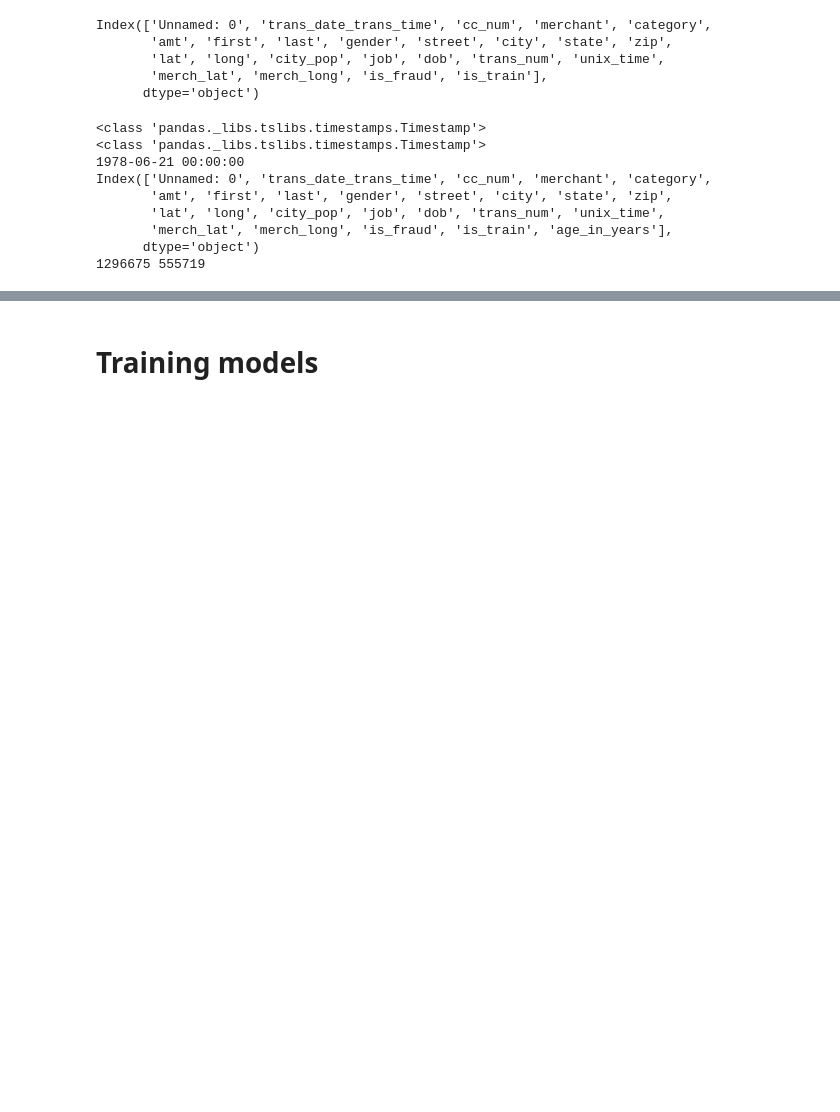
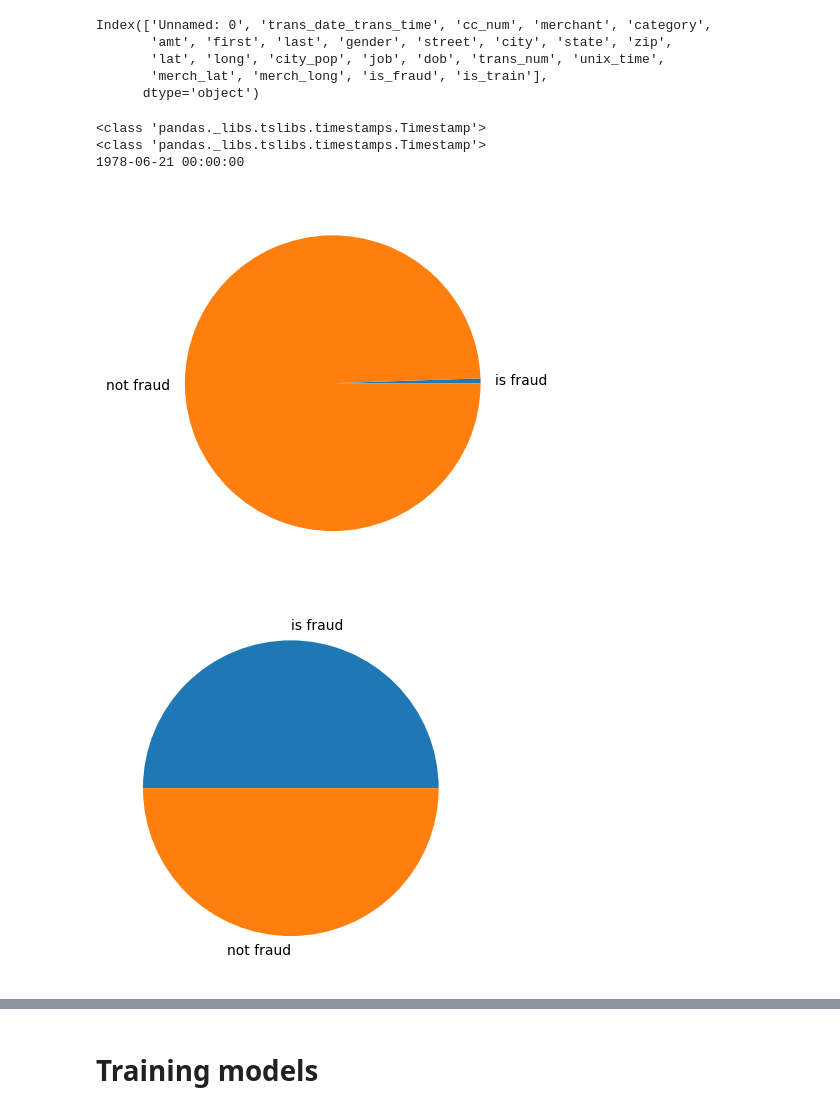
Before and after one commit to maarekarmenoras/IDS-project, a Jupyter notebook: project_file.ipynb, the cells around one changed output, grey strips where cells are left out. Cells and saved outputs as stored; diff of their text form; code cells hidden in the pictures; blank space fills up the shorter version.

```diff
--- a/project_file.ipynb
+++ b/project_file.ipynb
@@ -69,6 +70,15 @@ def oversampling(df, column_name):
     X_resampled, y_resampled = oversampler.fit_resample(X, y)
     resampled_df = pd.concat([pd.DataFrame(X_resampled, columns=X.columns), pd.Series(y_resampled, name=column_name)], axis=1)
     return resampled_df
+
+def undersampling(df, column_name):
+    undersampler = RandomUnderSampler(sampling_strategy=0.1, random_state=0)
+    X = df.drop(columns=[column_name])
+    y = df[column_name]
+
+    X_undersampled, y_undersampled = undersampler.fit_resample(X, y)
+    undersampled_df = pd.concat([pd.DataFrame(X_undersampled, columns=X.columns), pd.Series(y_undersampled, name=column_name)], axis=1)
+    return undersampled_df
 # %%
 def calculateAgeWithDateOfBirth(df,column_name):
     #df[column_name]= df[column_name].strftime(df[column_name],'%Y-%m-%d').date()
@@ -167,11 +177,6 @@ Index(['Unnamed: 0', 'trans_date_trans_time', 'cc_num', 'merchant', 'category',
 
 data = calculateAgeWithDateOfBirth(data,'dob')
 data = makeGenderBinary(data, 'gender')
-print(data.columns)
-## if you want to over sample then don't uncomment these lines, the oversampler can not handle so many col
-#data = pd.get_dummies(data, columns=['job'])
-#data = encode_onehot(data,'category')
-#data = splitDateAndTime(data,'trans_date_trans_time')
 data = categorise_jobs(data,'job')
 
 data = data.drop(columns=['Unnamed: 0','first','last','dob','city','street','state','trans_date_trans_time','trans_num','merchant','cc_num'])
@@ -179,37 +184,74 @@ data = data.drop(columns=['Unnamed: 0','first','last','dob','city','street','sta
 
 ## Splitting the data back to train and test after feature engineering and cleanup
 train_cleaned = data[data['is_train']==1].drop(columns=['is_train'])
 test_cleaned = data[data['is_train']==0].drop(columns=['is_train'])
 
-print(len(train_cleaned), len(test_cleaned))
 
 oversampled_train_labels =train_cleaned['is_fraud']
 oversampled_train_data = train_cleaned.drop(columns=['is_fraud'])
 X_train, X_test, y_train, y_test = train_test_split(oversampled_train_data,oversampled_train_labels,test_size=0.3,train_size=0.7,random_state=5)
 
 X_train['is_fraud'] = y_train
 
 
 ### Oversampling the data
 oversampled_train = oversampling(X_train,'is_fraud')
 oversampled_train['is_fraud'].value_counts()
 # Onehotting cateogries
 oversampled_train = encode_onehot(oversampled_train,'category')
 oversampled_train = encode_onehot(oversampled_train,'job')
 
 y_train = oversampled_train['is_fraud']
 X_train = oversampled_train.drop(columns=['is_fraud'])
 
 
 X_test = encode_onehot(X_test,'category')
 X_test = encode_onehot(X_test,'job')
+
+
+
+## Would undersampling be usefull aswell?
+
+undersampled_train = data[data['is_train']==1].drop(columns=['is_train'])
+undersampled_test =  data[data['is_train']==0].drop(columns=['is_train'])
+
+undersampled_train = undersampling(undersampled_train,'is_fraud')
+
+undersampled_train_labels = undersampled_train['is_fraud']
+undersampled_train_data = undersampled_train.drop(columns=['is_fraud'])
+
+X_train_under, X_test_under, y_train_under, y_test_under = train_test_split(undersampled_train_data,undersampled_train_labels,test_size=0.3,train_size=0.7,random_state=5)
+
+
+X_train_under = encode_onehot(X_train_under,'category')
+X_train_under = encode_onehot(X_train_under,'job')
+
+X_test_under = encode_onehot(X_test_under,'category')
+X_test_under = encode_onehot(X_test_under,'job')
+
+## visualizing original, oversampled and undersampled training data
+
+plt.pie([len(data[data['is_fraud']==1]),len(data[data['is_fraud']==0])],labels=['is fraud', 'not fraud'])
+plt.show()
+
+plt.pie([len(oversampled_train[oversampled_train['is_fraud']==1]),len(oversampled_train[oversampled_train['is_fraud']==0])],labels=['is fraud', 'not fraud'])
+plt.show()
+
+
+plt.pie([len(undersampled_train[undersampled_train['is_fraud']==1]),len(undersampled_train[undersampled_train['is_fraud']==0])],labels=['is fraud', 'not fraud'])
+plt.show()
+
+
+##One hot encoding the test dataset after feature engineering and cleanup
+test_cleaned_onehot = encode_onehot(test_cleaned,'category')
+test_cleaned_onehot = encode_onehot(test_cleaned_onehot,'job')
+
+## X and y validation dataframes for predicting probability
+y_val = test_cleaned_onehot['is_fraud'].squeeze()
+X_val = test_cleaned_onehot.drop(columns=['is_fraud'])# features
 # %% [output]
 <class 'pandas._libs.tslibs.timestamps.Timestamp'>
 <class 'pandas._libs.tslibs.timestamps.Timestamp'>
 1978-06-21 00:00:00
-Index(['Unnamed: 0', 'trans_date_trans_time', 'cc_num', 'merchant', 'category',
-       'amt', 'first', 'last', 'gender', 'street', 'city', 'state', 'zip',
-       'lat', 'long', 'city_pop', 'job', 'dob', 'trans_num', 'unix_time',
-       'merch_lat', 'merch_long', 'is_fraud', 'is_train', 'age_in_years'],
-      dtype='object')
-1296675 555719
+[figure, added]
+[figure, added]
```
Also changed, not shown: parts of 12 cells of this notebook.
